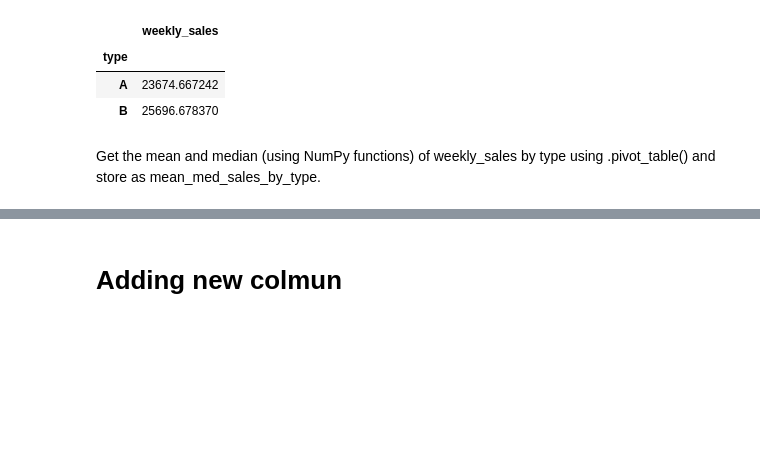
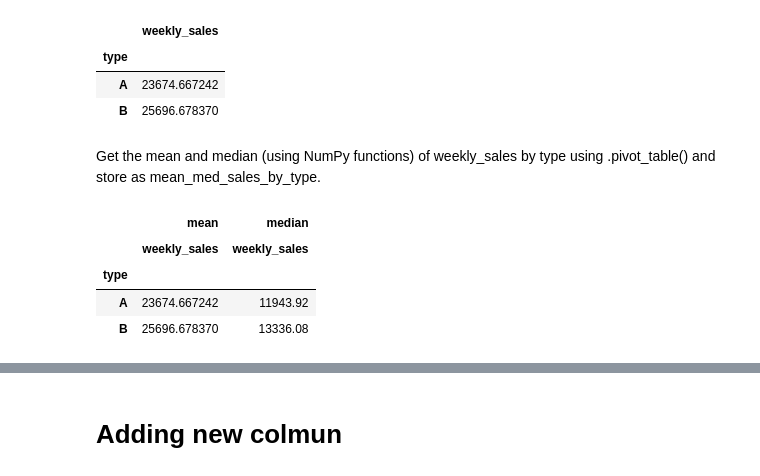
Before and after one commit to albertNSBM/Pandas_revision, a Jupyter notebook: Pandas_revision.ipynb, the cells around one changed output, grey strips where cells are left out. Saved outputs shown, nothing was run; the diff lists cells and outputs as text; code cells hidden in the pictures; blank space fills up the shorter version.

Commit message:
more about Pivot table

```diff
--- a/Pandas_revision.ipynb
+++ b/Pandas_revision.ipynb
@@ -465,3 +465,12 @@ mean_sales_by_type
 | B | 25696.678370 |
 # %% [markdown]
 Get the mean and median (using NumPy functions) of weekly_sales by type using .pivot_table() and store as mean_med_sales_by_type.
+# %%
+mean_med_sales_by_type=sales.pivot_table(values='weekly_sales',index='type',aggfunc=[np.mean,np.median])
+mean_med_sales_by_type
+# %% [output]
+|  | mean | median |
+|  | weekly_sales | weekly_sales |
+| type |  |  |
+| A | 23674.667242 | 11943.92 |
+| B | 25696.678370 | 13336.08 |
```
Also changed, not shown: parts of 4 cells of this notebook.
